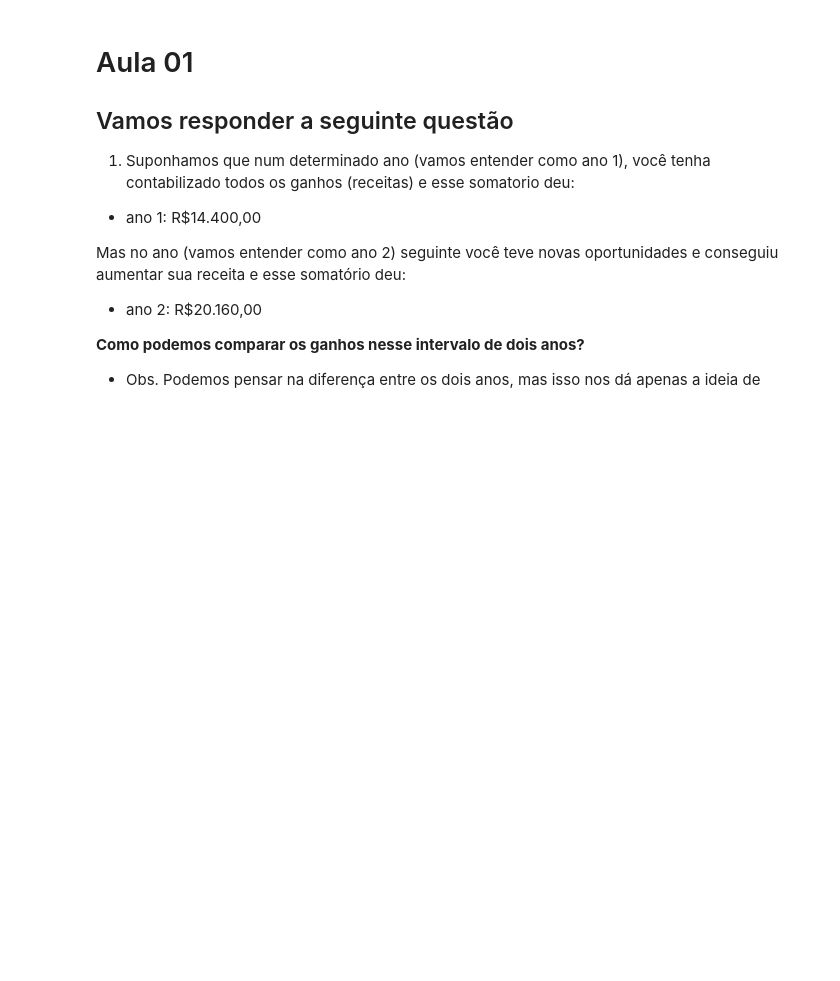
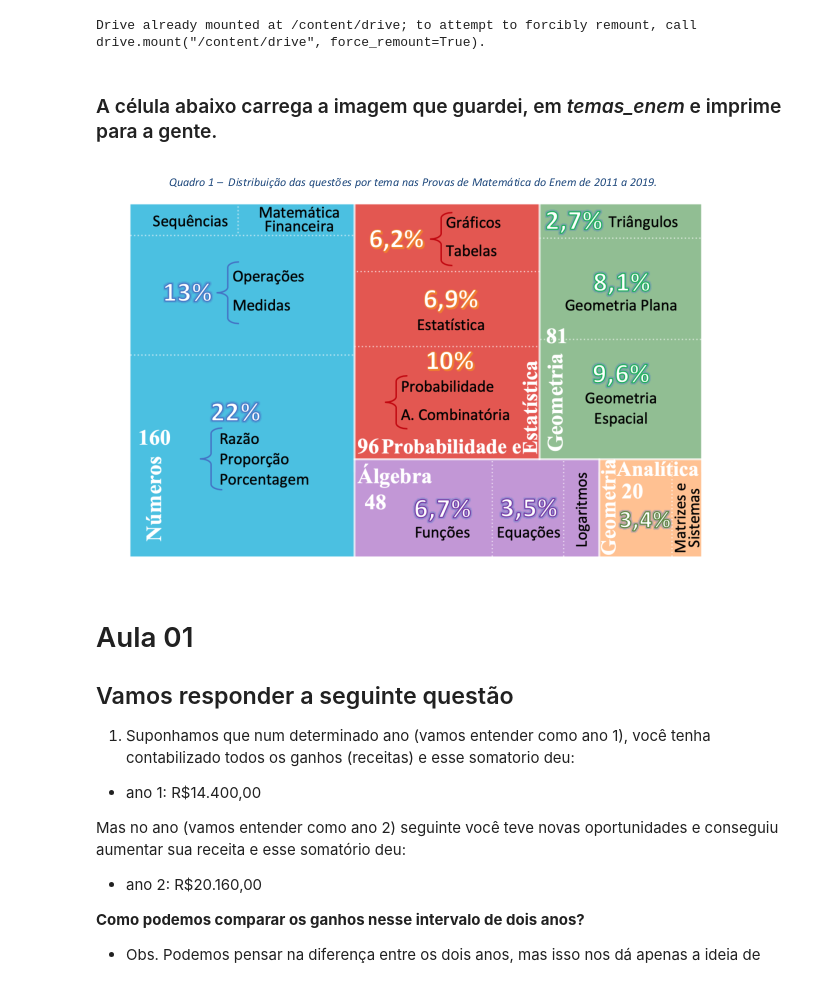
Before and after one commit to Linomc/ceasm, a Jupyter notebook: Aula1_razao_grafico.ipynb, the cells around one changed output. Saved outputs shown, nothing was run; the diff lists cells and outputs as text; code cells hidden in the pictures; blank space fills up the shorter version.

```diff
--- a/Aula1_razao_grafico.ipynb
+++ b/Aula1_razao_grafico.ipynb
@@ -3,3 +18,21 @@
+# %%
+from google.colab import drive
+
+# Essa etapa será criado o link para acessar as pastas desse computador da empresa google
+drive.mount('/content/drive')
+# %% [output]
+Drive already mounted at /content/drive; to attempt to forcibly remount, call drive.mount("/content/drive", force_remount=True).
+# %%
+from cv2 import imread
+from google.colab.patches import cv2_imshow
+
+temas_enem = imread('/content/enem_temas.png')
+# %% [markdown]
+### A célula abaixo carrega a imagem que guardei, em _temas_enem_ e imprime para a gente.
+# %%
+cv2_imshow(temas_enem)
+# %% [output]
+[figure, added]
 # %% [markdown]
 # Aula 01
 
```
Also changed, not shown: parts of 3 cells of this notebook.
